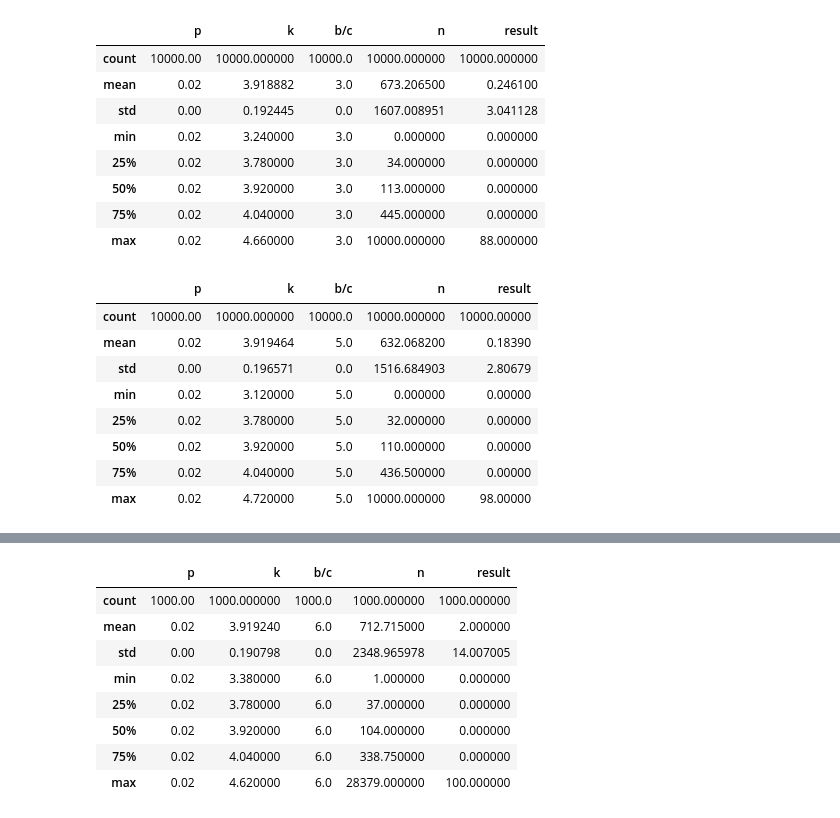
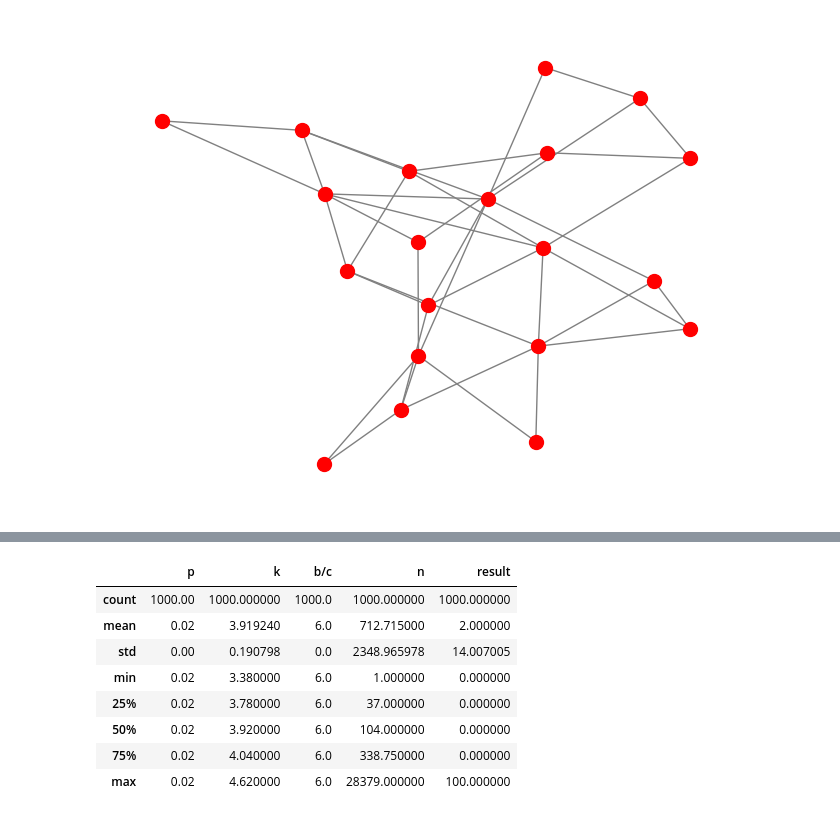
Before and after one commit to eoinohearn/MATH598, a Jupyter notebook: root/data.ipynb, the cells around one changed output, grey strips where cells are left out. Saved outputs shown, nothing was run; the diff lists cells and outputs as text; code cells hidden in the pictures.

```diff
--- a/root/data.ipynb
+++ b/root/data.ipynb
@@ -43,26 +5,12 @@ df.describe()
-# %%
-df = pd.read_csv("Output/output_GoG5.txt")
-df.describe()
-# %% [output]
-|  | p | k | b/c | n | result |
-| count | 10000.00 | 10000.000000 | 10000.0 | 10000.000000 | 10000.000000 |
-| mean | 0.02 | 3.918882 | 3.0 | 673.206500 | 0.246100 |
-| std | 0.00 | 0.192445 | 0.0 | 1607.008951 | 3.041128 |
-| min | 0.02 | 3.240000 | 3.0 | 0.000000 | 0.000000 |
-| 25% | 0.02 | 3.780000 | 3.0 | 34.000000 | 0.000000 |
-| 50% | 0.02 | 3.920000 | 3.0 | 113.000000 | 0.000000 |
-| 75% | 0.02 | 4.040000 | 3.0 | 445.000000 | 0.000000 |
-| max | 0.02 | 4.660000 | 3.0 | 10000.000000 | 88.000000 |
-# %%
-df = pd.read_csv("Output/output_GoG6.txt")
-df.describe()
-# %% [output]
-|  | p | k | b/c | n | result |
-| count | 10000.00 | 10000.000000 | 10000.0 | 10000.000000 | 10000.00000 |
-| mean | 0.02 | 3.919464 | 5.0 | 632.068200 | 0.18390 |
-| std | 0.00 | 0.196571 | 0.0 | 1516.684903 | 2.80679 |
-| min | 0.02 | 3.120000 | 5.0 | 0.000000 | 0.00000 |
-| 25% | 0.02 | 3.780000 | 5.0 | 32.000000 | 0.00000 |
-| 50% | 0.02 | 3.920000 | 5.0 | 110.000000 | 0.00000 |
-| 75% | 0.02 | 4.040000 | 5.0 | 436.500000 | 0.00000 |
-| max | 0.02 | 4.720000 | 5.0 | 10000.000000 | 98.00000 |
+# %%
+G = gnp_random_connected_graph(20, 0.1)
+nx.draw(G, edge_color='gray', node_color='red', node_size=100)
+
+
+
+#  3. Display the plot
+# plt.title("Random Connected Graph")
+plt.savefig('../img/random-graph.png')
+plt.show()
+# %% [output]
+[figure, added]
```
Also changed, not shown: parts of 8 cells of this notebook, 33 other files.
